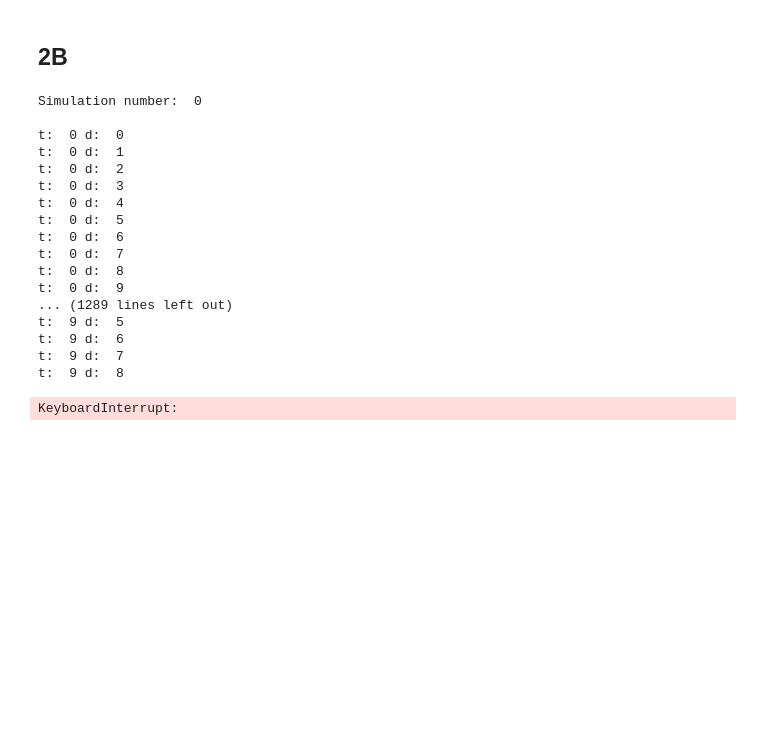
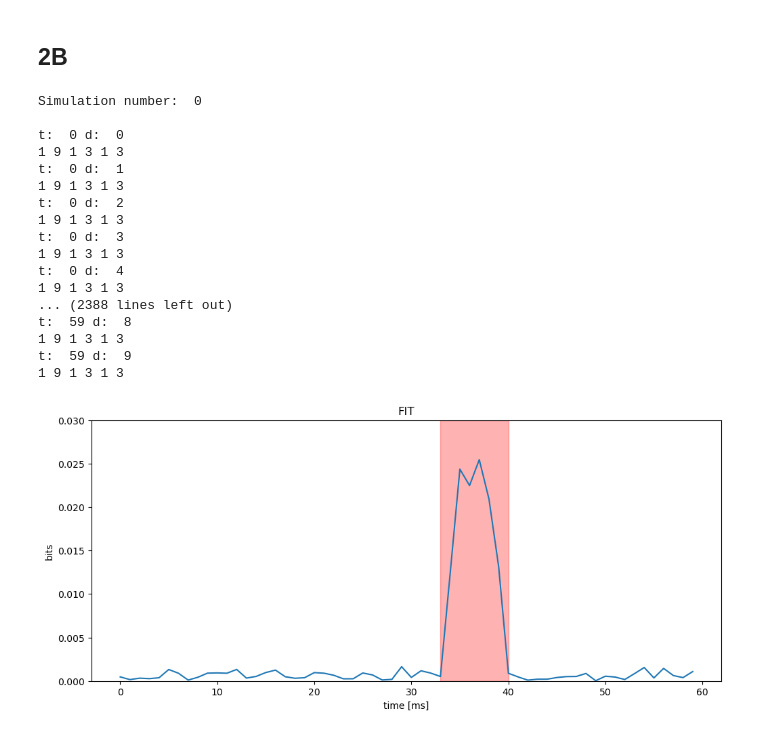
Before and after one commit to LauraRavagnani/Brain_Info_Transfer, a Jupyter notebook: sim2A.ipynb, the cells around one changed output. Cells and saved outputs as stored; diff of their text form; code cells hidden in the pictures; blank space fills up the shorter version.

Commit message:
Preliminary 2B plots

```diff
--- a/sim2A.ipynb
+++ b/sim2A.ipynb
@@ -565,23 +577,38 @@ for simIdx in range(simReps):
 
             bX = (bX_sig - 1) * n_binsX + bX_noise
 
-            te_B[simIdx][t][d], dfi_B[simIdx][t][d], fit_B[simIdx][t][d] = compute_FIT_TE_DFI(S, bX, bYt, bYpast)
+            te_B[simIdx][t][d], dfi_B[simIdx][t][d], fit_B[simIdx][t][d] = compute_FIT_TE_DFI(S_B[simIdx], bX, bYt, bYpast)
 # %% [output]
 Simulation number:  0
 
 t:  0 d:  0
+1 9 1 3 1 3
 t:  0 d:  1
+1 9 1 3 1 3
 t:  0 d:  2
+1 9 1 3 1 3
 t:  0 d:  3
+1 9 1 3 1 3
 t:  0 d:  4
-t:  0 d:  5
-t:  0 d:  6
-t:  0 d:  7
-t:  0 d:  8
-t:  0 d:  9
-... (1289 lines left out)
-t:  9 d:  5
-t:  9 d:  6
-t:  9 d:  7
-t:  9 d:  8
+1 9 1 3 1 3
+... (2388 lines left out)
+t:  59 d:  8
+1 9 1 3 1 3
+t:  59 d:  9
+1 9 1 3 1 3
-KeyboardInterrupt:
+# %%
+te_B_avg = np.mean(te_B[0:2], axis=(0,2))
+fit_B_avg = np.mean(fit_B[0:2], axis=(0,2))
+# %%
+plt.figure(figsize=(12, 5))
+# Display the matrix using imshow.
+# 'extent' sets the axes limits and 'origin' ensures y=0 is at the bottom.
+plt.plot(fit_B_avg)
+plt.xlabel('time [ms]')
+plt.ylabel('bits')
+plt.title('FIT')
+plt.ylim(0, 0.03)  # Set y-axis limits
+plt.axvspan(33, 40, color='red', alpha=0.3)
+plt.show()
+# %% [output]
+[figure, added]
```
Also changed, not shown: parts of 7 cells of this notebook.
